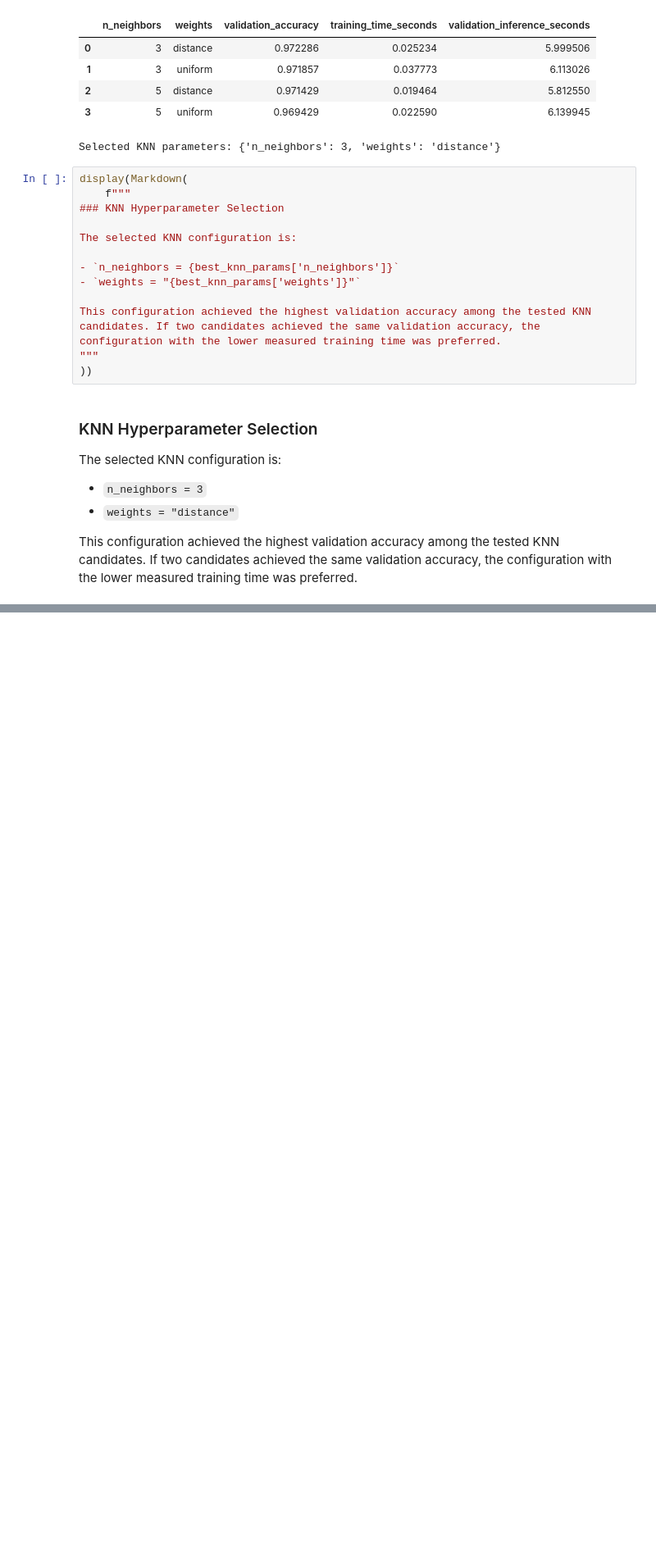
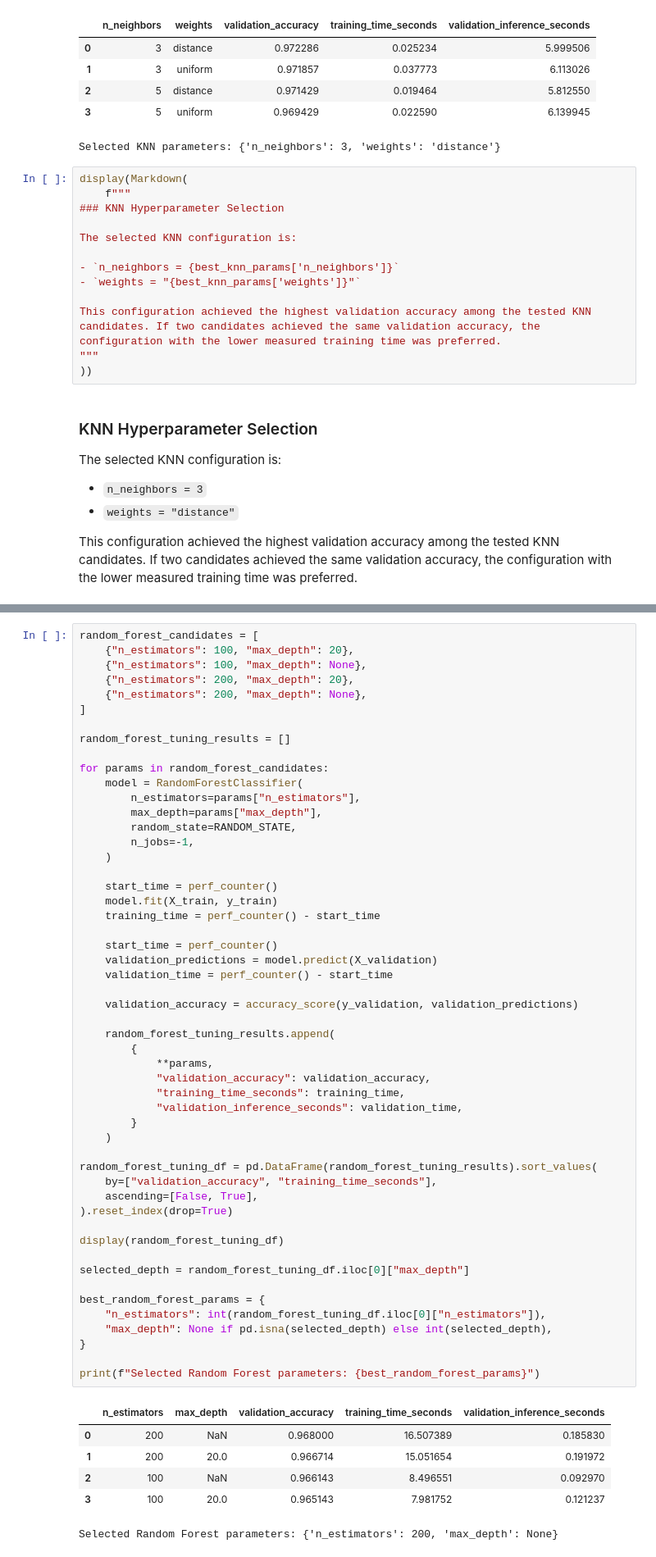
Before and after one commit to renan-leme/mnist-classification-SCTEC, a Jupyter notebook: mnist_classification_project.ipynb, the cells around one changed output, grey strips where cells are left out. Shown at 82% size. Saved outputs shown, nothing was run; the diff lists cells and outputs as text; blank space fills up the shorter version.

Commit message:
implement random forest model

```diff
--- a/mnist_classification_project.ipynb
+++ b/mnist_classification_project.ipynb
@@ -580,0 +590,59 @@ This configuration achieved the highest validation accuracy among the tested KNN
+# %%
+random_forest_candidates = [
+    {"n_estimators": 100, "max_depth": 20},
+    {"n_estimators": 100, "max_depth": None},
+    {"n_estimators": 200, "max_depth": 20},
+    {"n_estimators": 200, "max_depth": None},
+]
+
+random_forest_tuning_results = []
+
+for params in random_forest_candidates:
+    model = RandomForestClassifier(
+        n_estimators=params["n_estimators"],
+        max_depth=params["max_depth"],
+        random_state=RANDOM_STATE,
+        n_jobs=-1,
+    )
+
+    start_time = perf_counter()
+    model.fit(X_train, y_train)
+    training_time = perf_counter() - start_time
+
+    start_time = perf_counter()
+    validation_predictions = model.predict(X_validation)
+    validation_time = perf_counter() - start_time
+
+    validation_accuracy = accuracy_score(y_validation, validation_predictions)
+
+    random_forest_tuning_results.append(
+        {
+            **params,
+            "validation_accuracy": validation_accuracy,
+            "training_time_seconds": training_time,
+            "validation_inference_seconds": validation_time,
+        }
+    )
+
+random_forest_tuning_df = pd.DataFrame(random_forest_tuning_results).sort_values(
+    by=["validation_accuracy", "training_time_seconds"],
+    ascending=[False, True],
+).reset_index(drop=True)
+
+display(random_forest_tuning_df)
+
+selected_depth = random_forest_tuning_df.iloc[0]["max_depth"]
+
+best_random_forest_params = {
+    "n_estimators": int(random_forest_tuning_df.iloc[0]["n_estimators"]),
+    "max_depth": None if pd.isna(selected_depth) else int(selected_depth),
+}
+
+print(f"Selected Random Forest parameters: {best_random_forest_params}")
+# %% [output]
+|  | n_estimators | max_depth | validation_accuracy | training_time_seconds | validation_inference_seconds |
+| 0 | 200 | NaN | 0.968000 | 16.507389 | 0.185830 |
+| 1 | 200 | 20.0 | 0.966714 | 15.051654 | 0.191972 |
+| 2 | 100 | NaN | 0.966143 | 8.496551 | 0.092970 |
+| 3 | 100 | 20.0 | 0.965143 | 7.981752 | 0.121237 |
+Selected Random Forest parameters: {'n_estimators': 200, 'max_depth': None}
```
Also changed, not shown: parts of 2 cells of this notebook.
